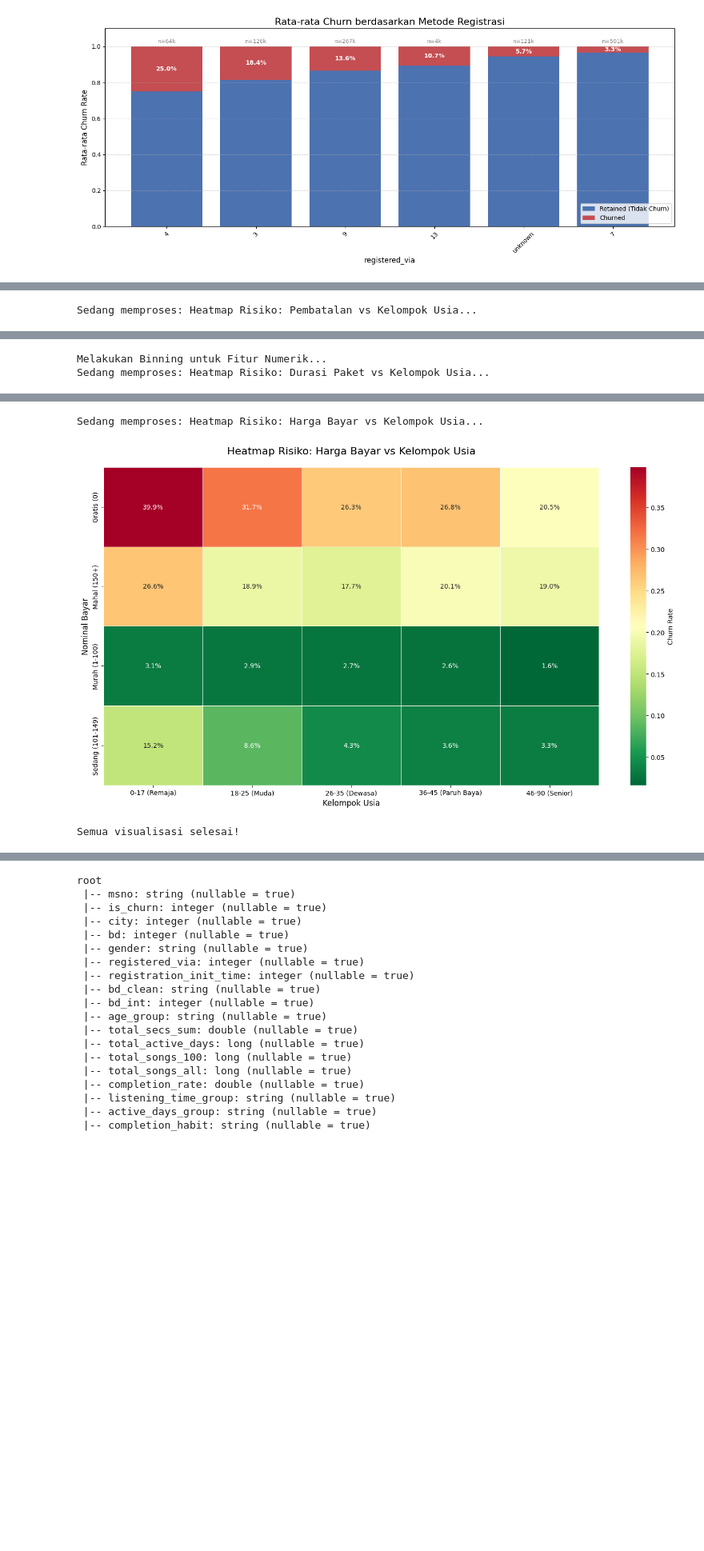
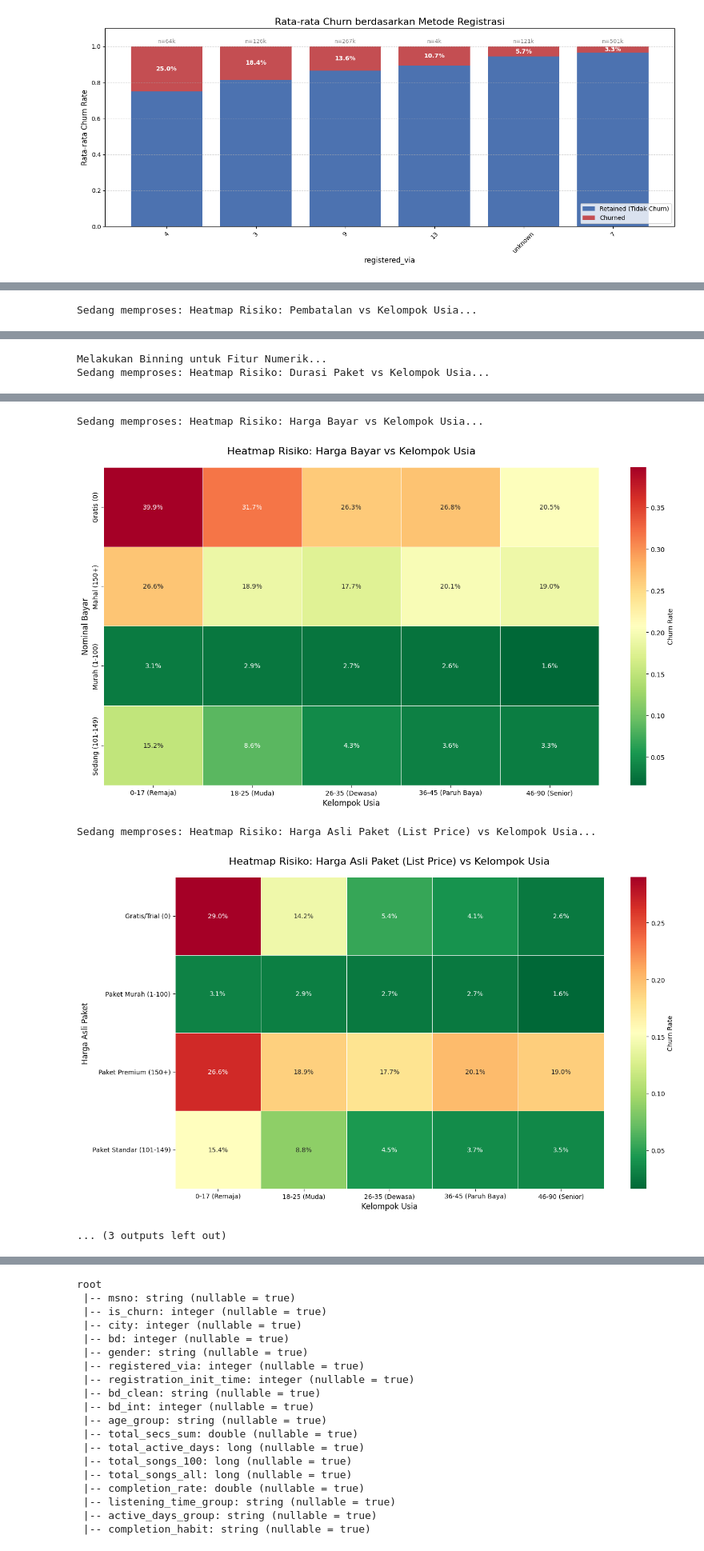
Before and after one commit to goldistry/ABD_CC, a Jupyter notebook: src/EDA_Data_Demographics-parquet.ipynb, the cells around one changed output, grey strips where cells are left out. Shown at 80% size. Cells and saved outputs as stored; diff of their text form; code cells hidden in the pictures; blank space fills up the shorter version.

Commit message:
FIX: ga jd heatmap buat demographic so sesat

```diff
--- a/src/EDA_Data_Demographics-parquet.ipynb
+++ b/src/EDA_Data_Demographics-parquet.ipynb
@@ -413,35 +413,75 @@ plot_data_binned = plot_data.withColumn(
      .otherwise("Mahal (150+)")
 )
 
+plot_data_extended = plot_data.withColumn(
+    # A. Grouping Plan List Price (Harga Asli)
+    "list_price_group",
+    F.when(F.col("plan_list_price") == 0, "Gratis/Trial (0)")
+     .when((F.col("plan_list_price") > 0) & (F.col("plan_list_price") <= 100), "Paket Murah (1-100)")
+     .when((F.col("plan_list_price") > 100) & (F.col("plan_list_price") <= 149), "Paket Standar (101-149)")
+     .otherwise("Paket Premium (150+)")
+).withColumn(
+    # B. Status Diskon (Membandingkan Harga Asli vs Bayar)
+    "discount_status",
+    F.when(F.col("actual_amount_paid") < F.col("plan_list_price"), "Dapat Diskon")
+     .when(F.col("actual_amount_paid") == F.col("plan_list_price"), "Harga Normal")
+     .when(F.col("actual_amount_paid") > F.col("plan_list_price"), "Bayar Lebih (Upgrade?)")
+     .otherwise("Lainnya")
+)
+
+
+
 # Heatmap 4: Payment Plan Days
 create_churn_heatmap(
     plot_data_binned,
     "plan_days_group",
     "Heatmap Risiko: Durasi Paket vs Kelompok Usia",
     "heatmap_plandays_age.png",
     "Durasi Paket"
 )
 
 # Heatmap 5: Actual Amount Paid
 create_churn_heatmap(
     plot_data_binned,
     "amount_paid_group",
     "Heatmap Risiko: Harga Bayar vs Kelompok Usia",
     "heatmap_amount_age.png",
     "Nominal Bayar"
 )
 
+# 2. Heatmap: Plan List Price
+create_churn_heatmap(
+    plot_data_extended,
+    "list_price_group",
+    "Heatmap Risiko: Harga Asli Paket (List Price) vs Kelompok Usia",
+    "heatmap_listprice_age.png",
+    "Harga Asli Paket"
+)
+# Insight: Apakah remaja lebih suka paket murah? Apakah paket premium (150+) lebih hijau (aman)?
+
+# 3. Heatmap: Status Diskon
+create_churn_heatmap(
+    plot_data_extended,
+    "discount_status",
+    "Heatmap Risiko: Status Diskon vs Kelompok Usia",
+    "heatmap_discount_age.png",
+    "Status Pembayaran"
+)
+
+
 print("Semua visualisasi selesai!")
 # %% [output]
 Sedang memproses: Heatmap Risiko Churn: Metode Pembayaran vs Kelompok Usia...
 [figure]
 Sedang memproses: Heatmap Risiko: Auto Renew vs Kelompok Usia...
 [figure]
 Sedang memproses: Heatmap Risiko: Pembatalan vs Kelompok Usia...
 [figure]
 Melakukan Binning untuk Fitur Numerik...
 Sedang memproses: Heatmap Risiko: Durasi Paket vs Kelompok Usia...
 [figure]
 Sedang memproses: Heatmap Risiko: Harga Bayar vs Kelompok Usia...
 [figure]
-Semua visualisasi selesai!
+Sedang memproses: Heatmap Risiko: Harga Asli Paket (List Price) vs Kelompok Usia...
+[figure, added]
+... (3 outputs left out)
```
Also changed, not shown: parts of 2 cells of this notebook, 2 other files.
